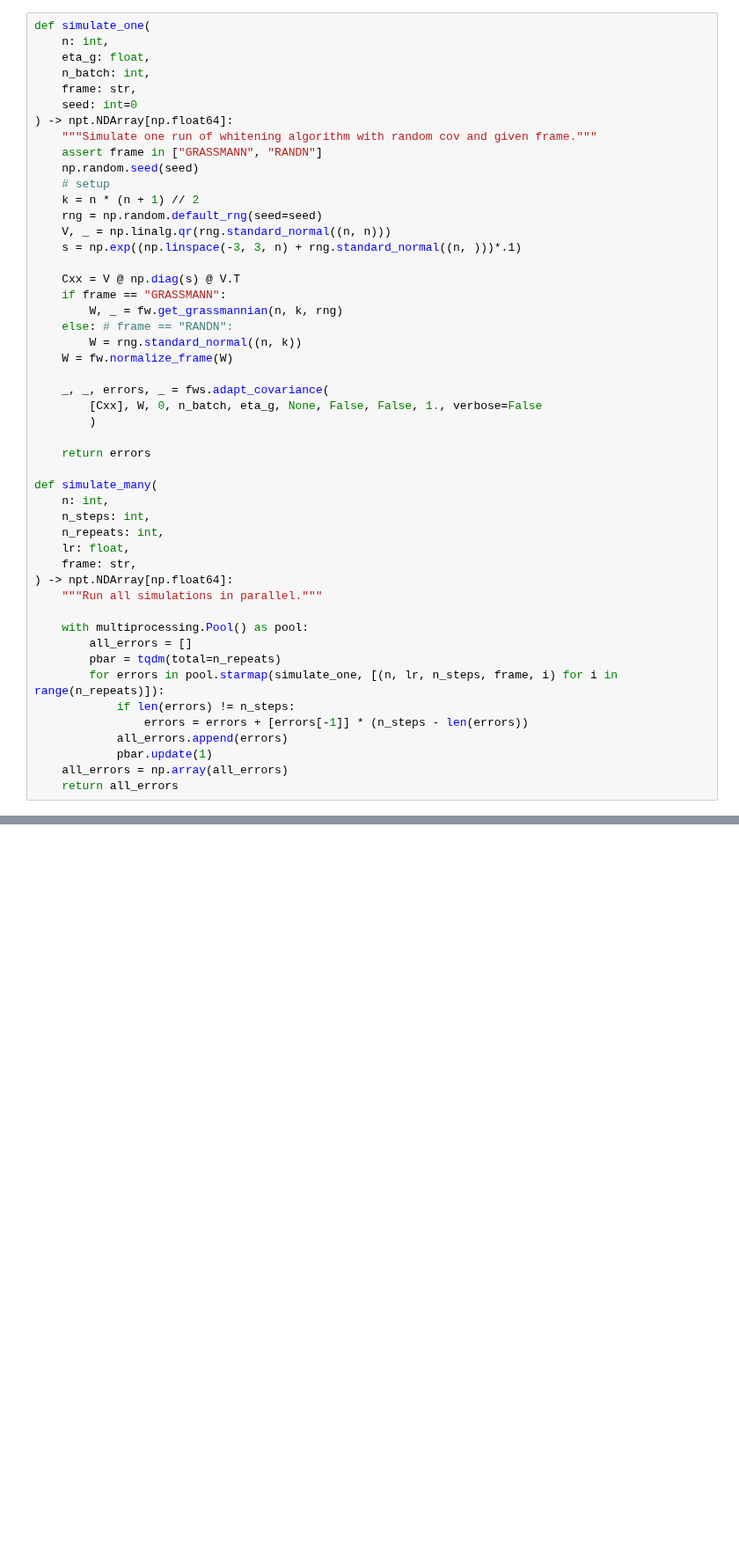
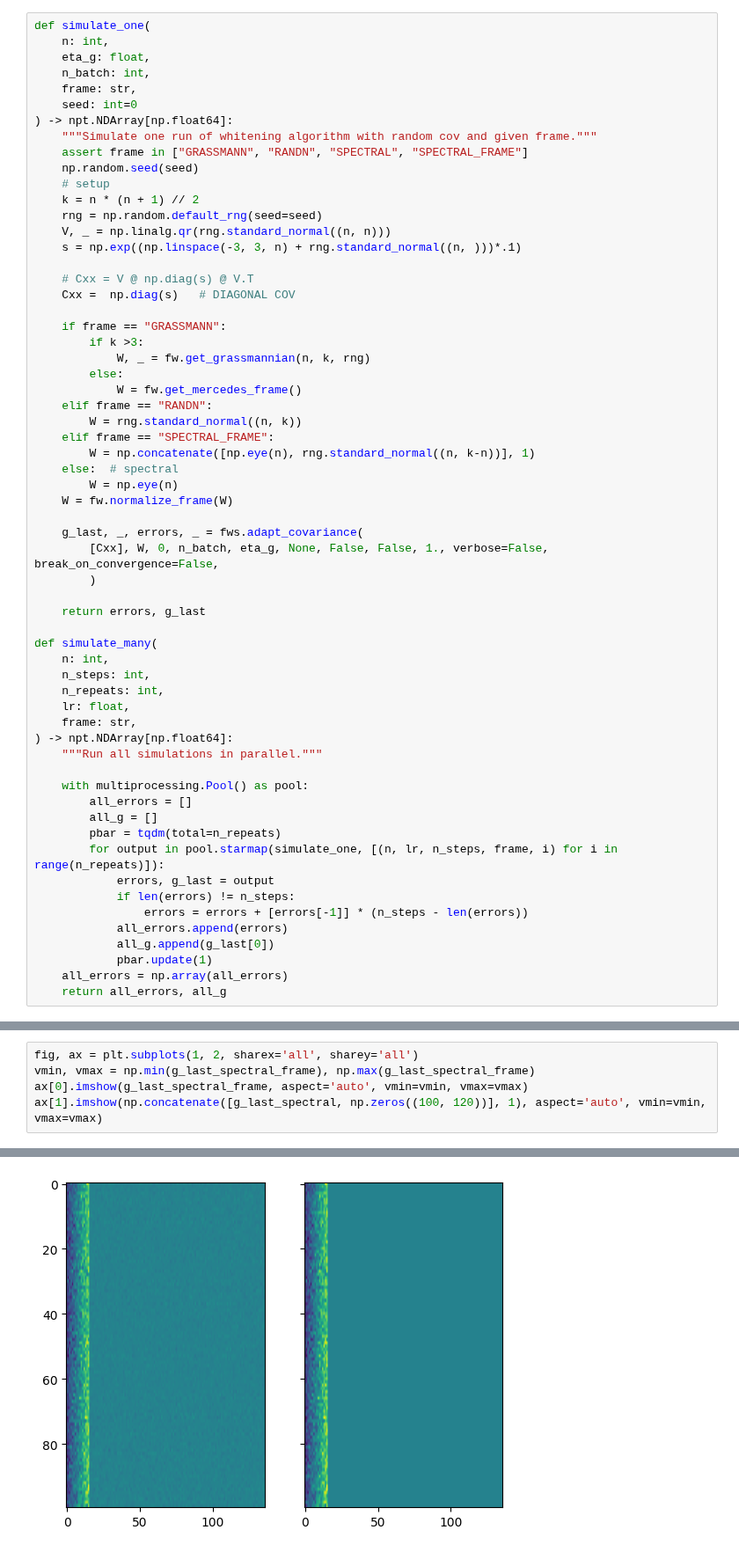
Before and after one commit to lyndond/frame_whitening, a Jupyter notebook: figures/grassmann.ipynb, the cells around one changed output, grey strips where cells are left out. Shown at 88% size. Drawn from its saved outputs; the diff is of its cells as text; blank space fills up the shorter version.

```diff
--- a/figures/grassmann.ipynb
+++ b/figures/grassmann.ipynb
@@ -20,7 +23,7 @@ def simulate_one(
     seed: int=0
 ) -> npt.NDArray[np.float64]:
     """Simulate one run of whitening algorithm with random cov and given frame."""
-    assert frame in ["GRASSMANN", "RANDN"]
+    assert frame in ["GRASSMANN", "RANDN", "SPECTRAL", "SPECTRAL_FRAME"]
     np.random.seed(seed)
     # setup
     k = n * (n + 1) // 2
@@ -28,18 +31,27 @@ def simulate_one(
     V, _ = np.linalg.qr(rng.standard_normal((n, n)))
     s = np.exp((np.linspace(-3, 3, n) + rng.standard_normal((n, )))*.1)
 
-    Cxx = V @ np.diag(s) @ V.T
+    # Cxx = V @ np.diag(s) @ V.T
+    Cxx =  np.diag(s)   # DIAGONAL COV
+
     if frame == "GRASSMANN":
-        W, _ = fw.get_grassmannian(n, k, rng)
-    else: # frame == "RANDN":
+        if k >3:
+            W, _ = fw.get_grassmannian(n, k, rng)
+        else:
+            W = fw.get_mercedes_frame()
+    elif frame == "RANDN":
         W = rng.standard_normal((n, k))
+    elif frame == "SPECTRAL_FRAME":
+        W = np.concatenate([np.eye(n), rng.standard_normal((n, k-n))], 1)
+    else:  # spectral
+        W = np.eye(n)
     W = fw.normalize_frame(W)
 
-    _, _, errors, _ = fws.adapt_covariance(
-        [Cxx], W, 0, n_batch, eta_g, None, False, False, 1., verbose=False
+    g_last, _, errors, _ = fws.adapt_covariance(
+        [Cxx], W, 0, n_batch, eta_g, None, False, False, 1., verbose=False, break_on_convergence=False,
         )
 
-    return errors
+    return errors, g_last
 
 def simulate_many(
     n: int,
@@ -52,14 +64,17 @@ def simulate_many(
 
     with multiprocessing.Pool() as pool:
         all_errors = []
+        all_g = []
         pbar = tqdm(total=n_repeats)
-        for errors in pool.starmap(simulate_one, [(n, lr, n_steps, frame, i) for i in range(n_repeats)]):
+        for output in pool.starmap(simulate_one, [(n, lr, n_steps, frame, i) for i in range(n_repeats)]):
+            errors, g_last = output
             if len(errors) != n_steps:
                 errors = errors + [errors[-1]] * (n_steps - len(errors))
             all_errors.append(errors)
+            all_g.append(g_last[0])
             pbar.update(1)
     all_errors = np.array(all_errors)
-    return all_errors
+    return all_errors, all_g
 # %%
 n_repeats = 100
 n = 16
@@ -95,0 +123,6 @@ with sns.plotting_context("paper", font_scale=1):
+# %%
+fig, ax = plt.subplots(1, 2, sharex='all', sharey='all')
+vmin, vmax = np.min(g_last_spectral_frame), np.max(g_last_spectral_frame)
+ax[0].imshow(g_last_spectral_frame, aspect='auto', vmin=vmin, vmax=vmax)
+ax[1].imshow(np.concatenate([g_last_spectral, np.zeros((100, 120))], 1), aspect='auto', vmin=vmin, vmax=vmax)
+# %% [output]
@@ -95,0 +130 @@ with sns.plotting_context("paper", font_scale=1):
+[figure, added]
```
Also changed, not shown: parts of 7 cells of this notebook.
